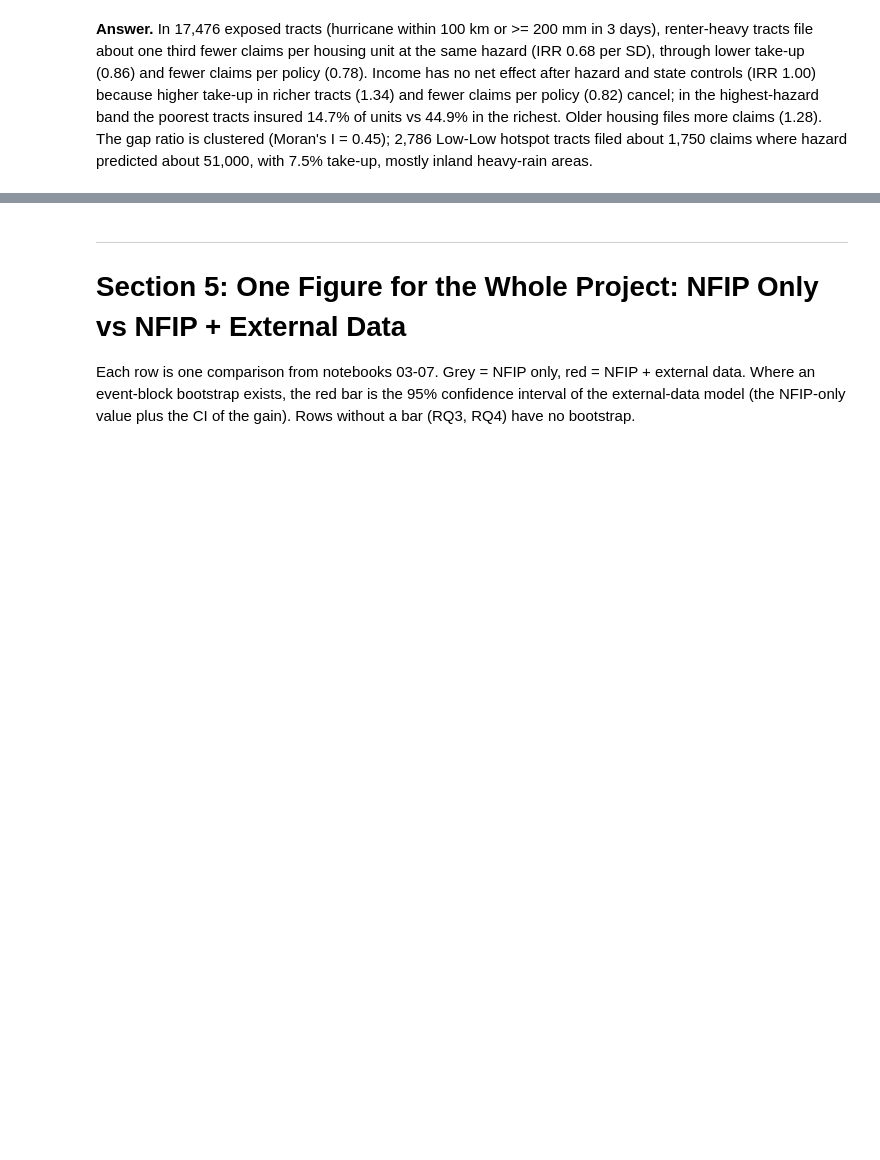
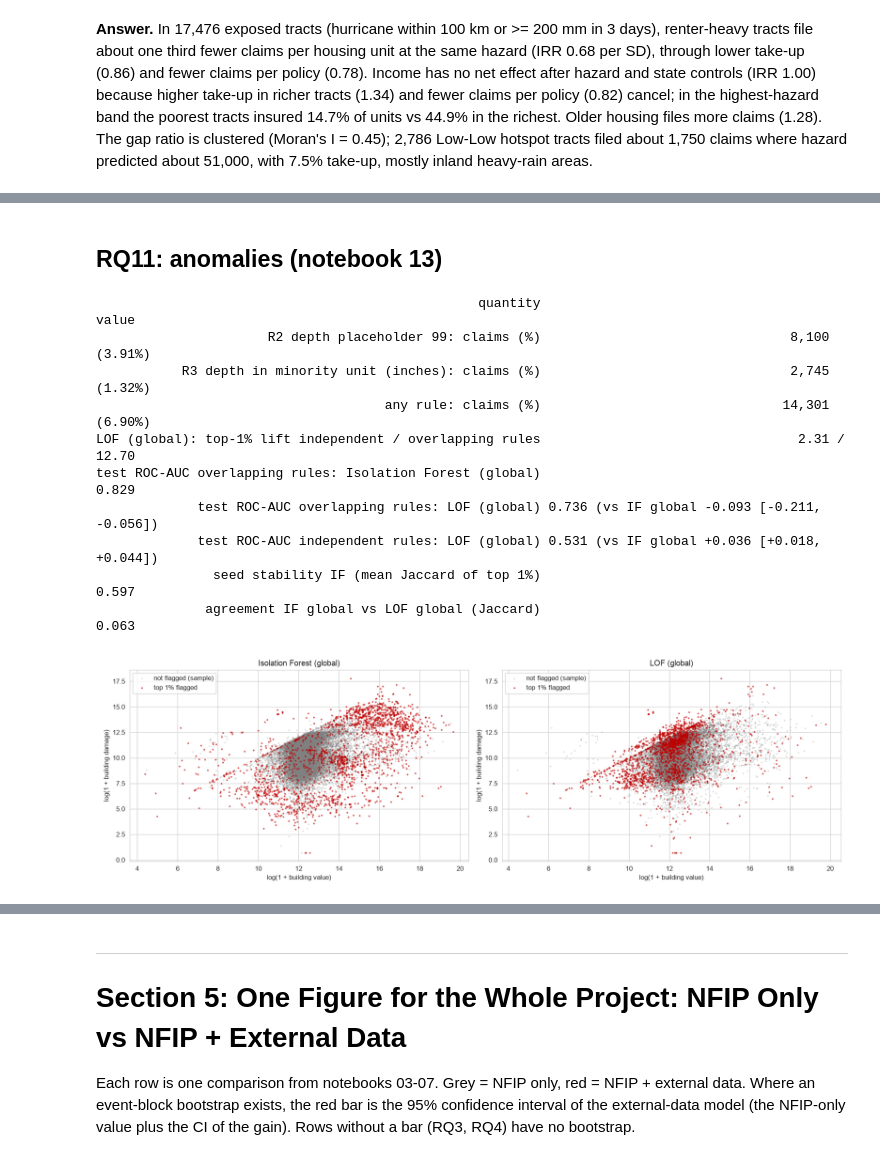
Before and after one commit to VenkatRepaka/nfip, a Jupyter notebook: 99_summary.ipynb, the cells around one changed output, grey strips where cells are left out. Drawn from its saved outputs; the diff is of its cells as text; code cells hidden in the pictures; blank space fills up the shorter version.

```diff
--- a/99_summary.ipynb
+++ b/99_summary.ipynb
@@ -335,0 +425,18 @@ hotspot tracts filed about 1,750 claims where hazard predicted about 51,000, wit
+# %% [markdown]
+## RQ11: anomalies (notebook 13)
+# %%
+answer_13_rq11 = pd.read_csv(TABLE_DIR / '13_rq11_answer_numbers.csv')
+show_rows(answer_13_rq11, ['any rule', 'R2 depth', 'R3 depth', 'test ROC-AUC overlapping rules: Isolation Forest (global)', 'test ROC-AUC overlapping rules: LOF (global)', 'test ROC-AUC independent rules: LOF (global)', 'LOF (global): top-1% lift', 'seed stability', 'agreement IF global vs LOF'])
+display(Image(filename=str(FIGURE_DIR / '13_rq11_flagged_claims.png'), width=1000))
+# %% [output]
+                                                 quantity                                        value
+                      R2 depth placeholder 99: claims (%)                                8,100 (3.91%)
+           R3 depth in minority unit (inches): claims (%)                                2,745 (1.32%)
+                                     any rule: claims (%)                               14,301 (6.90%)
+LOF (global): top-1% lift independent / overlapping rules                                 2.31 / 12.70
+test ROC-AUC overlapping rules: Isolation Forest (global)                                        0.829
+             test ROC-AUC overlapping rules: LOF (global) 0.736 (vs IF global -0.093 [-0.211, -0.056])
+             test ROC-AUC independent rules: LOF (global) 0.531 (vs IF global +0.036 [+0.018, +0.044])
+               seed stability IF (mean Jaccard of top 1%)                                        0.597
+              agreement IF global vs LOF global (Jaccard)                                        0.063
+[figure, added]
```
Also changed, not shown: parts of 13 cells of this notebook, 31 other files.
